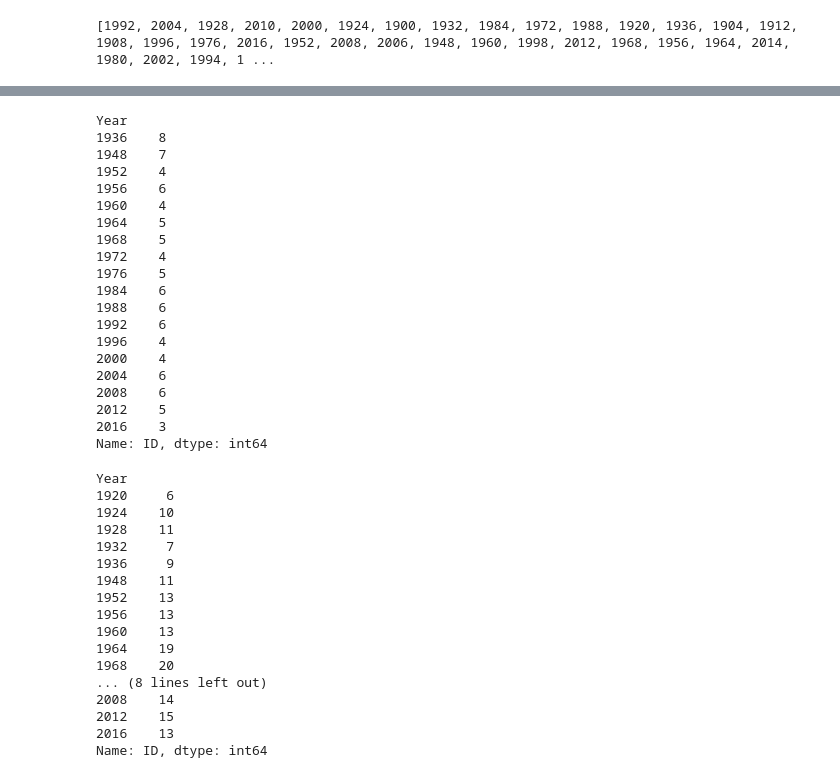
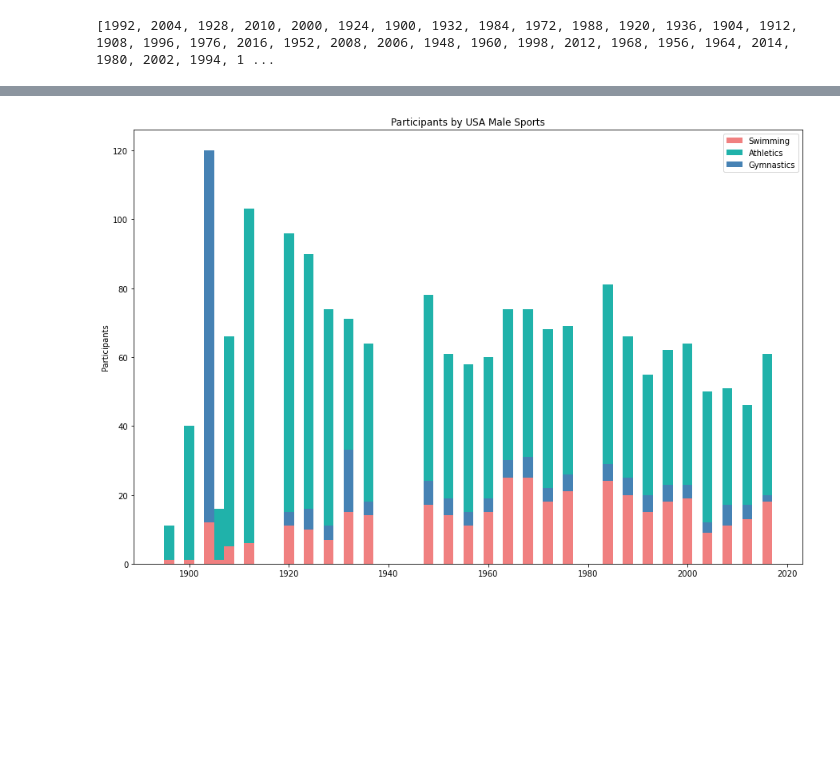
Before and after one commit to fhelms8/Git_Sum_Group_Prj, a Jupyter notebook: women.ipynb, the cells around one changed output, grey strips where cells are left out. Saved outputs shown, nothing was run; the diff lists cells and outputs as text; code cells hidden in the pictures; blank space fills up the shorter version.

Commit message:
womens update

```diff
--- a/women.ipynb
+++ b/women.ipynb
@@ -232,43 +231,36 @@ Name: ID_y, dtype: int32
-# %%
-women_count_2
-# %% [output]
-Year
-1936    8
-1948    7
-1952    4
-1956    6
-1960    4
-1964    5
-1968    5
-1972    4
-1976    5
-1984    6
-1988    6
-1992    6
-1996    4
-2000    4
-2004    6
-2008    6
-2012    5
-2016    3
-Name: ID, dtype: int64
-# %%
-women_count_3
-# %% [output]
-Year
-1920     6
-1924    10
-1928    11
-1932     7
-1936     9
-1948    11
-1952    13
-1956    13
-1960    13
-1964    19
-1968    20
-... (8 lines left out)
-2008    14
-2012    15
-2016    13
-Name: ID, dtype: int64
+# %%
+men_athl_df = pd.DataFrame(df_yr4['ID'])
+men_athl_df.columns = ['Athletics']
+men_gym_df = pd.DataFrame(df_yr5['ID'])
+men_gym_df.columns = ['Gymnastics']
+men_swm_df = pd.DataFrame(df_yr6['ID'])
+men_swm_df.columns = ['Swimming']
+# %%
+merged_men = pd.merge(men_athl_df, men_gym_df, on="Year", how="outer")
+merged_men = pd.merge(merged_men, men_swm_df, on="Year", how="outer")
+merged_men.fillna(0, inplace = True)
+merged_men = merged_men.astype(int)
+merged_men
+
+
+width = 2.00       # the width of the bars: can also be len(x) sequence
+
+# fig, ax = plt.subplots()
+fig, ax = plt.subplots(figsize=(15, 10))
+# ax.bar(labels, men_means, width, yerr=men_std, label='Men')
+ax.bar(merged_men.index, merged_men['Swimming'], width,
+       label='Swimming', color= 'lightcoral')
+ax.bar(merged_men.index, merged_men['Athletics'], width, bottom= merged_men['Swimming'],
+       label='Athletics', color = 'lightseagreen')
+ax.bar(merged_men.index, merged_men['Gymnastics'], width, bottom= merged_men['Swimming'],
+       label='Gymnastics', color ='steelblue')
+
+
+
+ax.set_ylabel('Participants')
+ax.set_title('Participants by USA Male Sports')
+ax.legend()
+
+plt.show()
+# %% [output]
+[figure, added]
```
Also changed, not shown: parts of 3 cells of this notebook, 2 other files.
